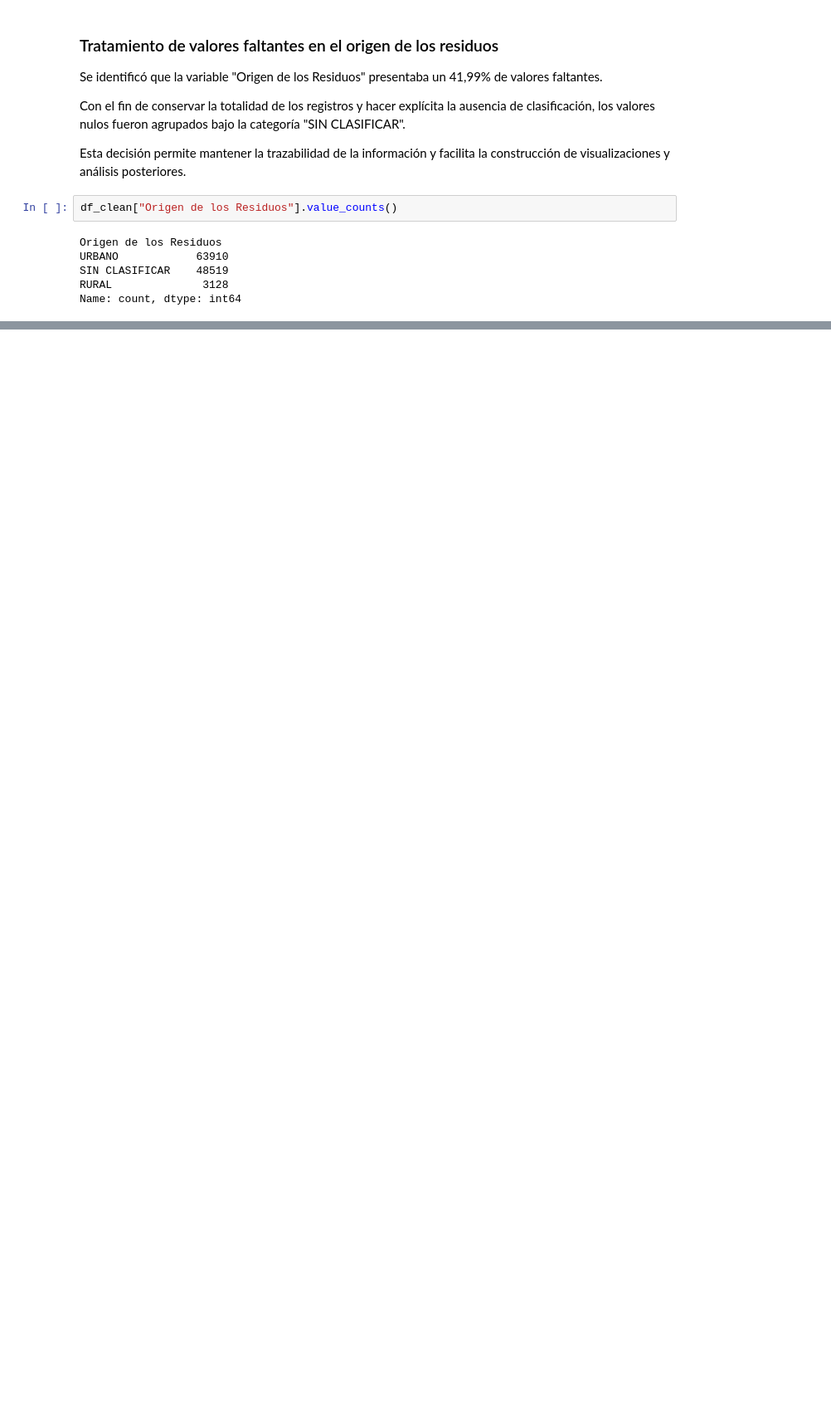
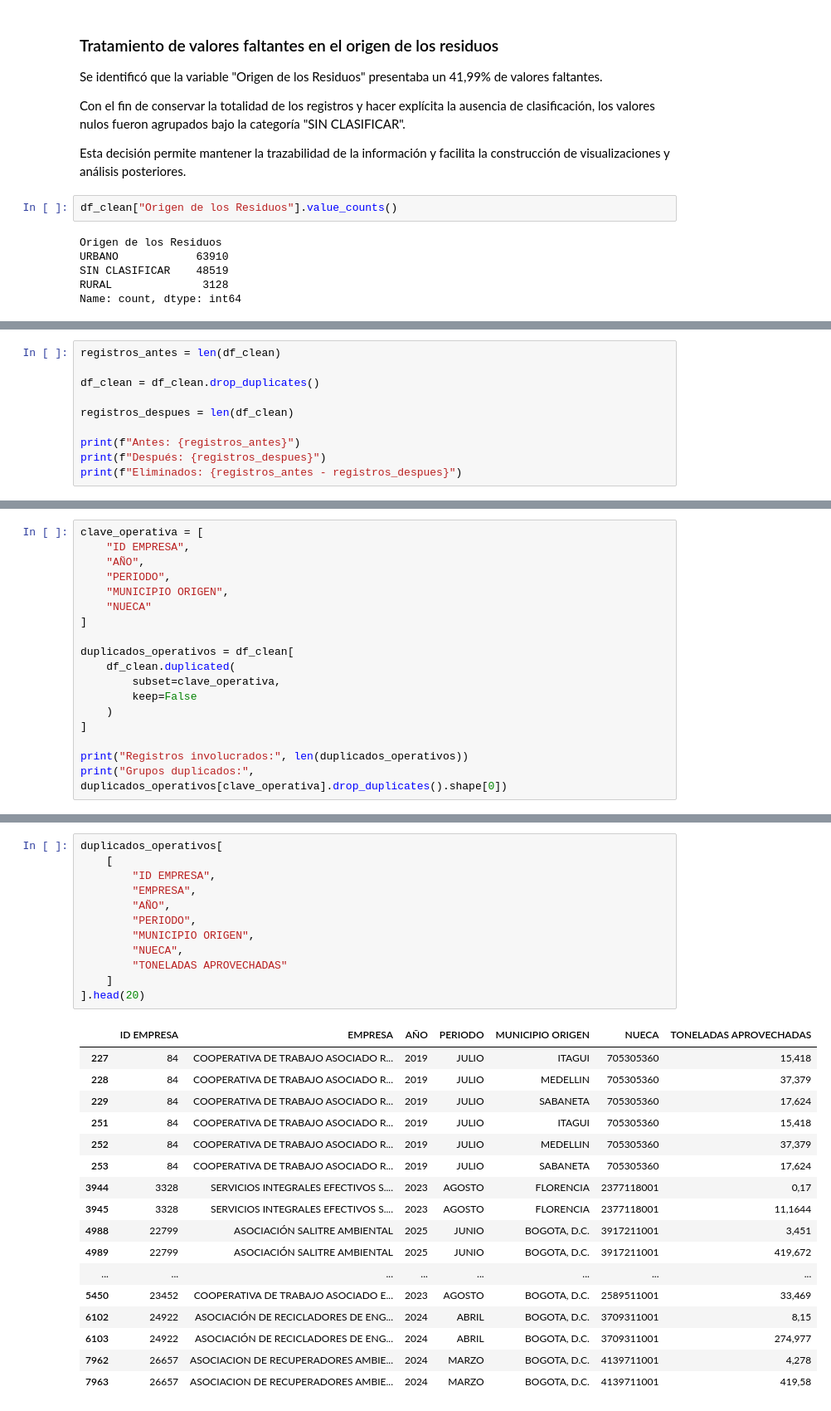
Before and after one commit to MikeBoss80/prueba_data_analyst_cempre, a Jupyter notebook: notebooks/Prueba_CEMPRE.ipynb, the cells around one changed output, grey strips where cells are left out. Shown at 83% size. Cells and saved outputs as stored; diff of their text form; blank space fills up the shorter version.

```diff
--- a/notebooks/Prueba_CEMPRE.ipynb
+++ b/notebooks/Prueba_CEMPRE.ipynb
@@ -553,0 +581,10 @@ Name: count, dtype: int64
+# %%
+registros_antes = len(df_clean)
+
+df_clean = df_clean.drop_duplicates()
+
+registros_despues = len(df_clean)
+
+print(f"Antes: {registros_antes}")
+print(f"Después: {registros_despues}")
+print(f"Eliminados: {registros_antes - registros_despues}")
@@ -553,0 +607,18 @@ Name: count, dtype: int64
+# %%
+clave_operativa = [
+    "ID EMPRESA",
+    "AÑO",
+    "PERIODO",
+    "MUNICIPIO ORIGEN",
+    "NUECA"
+]
+
+duplicados_operativos = df_clean[
+    df_clean.duplicated(
+        subset=clave_operativa,
+        keep=False
+    )
+]
+
+print("Registros involucrados:", len(duplicados_operativos))
+print("Grupos duplicados:", duplicados_operativos[clave_operativa].drop_duplicates().shape[0])
@@ -553,0 +632,30 @@ Name: count, dtype: int64
+# %%
+duplicados_operativos[
+    [
+        "ID EMPRESA",
+        "EMPRESA",
+        "AÑO",
+        "PERIODO",
+        "MUNICIPIO ORIGEN",
+        "NUECA",
+        "TONELADAS APROVECHADAS"
+    ]
+].head(20)
+# %% [output]
+|  | ID EMPRESA | EMPRESA | AÑO | PERIODO | MUNICIPIO ORIGEN | NUECA | TONELADAS APROVECHADAS |
+| 227 | 84 | COOPERATIVA DE TRABAJO ASOCIADO R... | 2019 | JULIO | ITAGUI | 705305360 | 15,418 |
+| 228 | 84 | COOPERATIVA DE TRABAJO ASOCIADO R... | 2019 | JULIO | MEDELLIN | 705305360 | 37,379 |
+| 229 | 84 | COOPERATIVA DE TRABAJO ASOCIADO R... | 2019 | JULIO | SABANETA | 705305360 | 17,624 |
+| 251 | 84 | COOPERATIVA DE TRABAJO ASOCIADO R... | 2019 | JULIO | ITAGUI | 705305360 | 15,418 |
+| 252 | 84 | COOPERATIVA DE TRABAJO ASOCIADO R... | 2019 | JULIO | MEDELLIN | 705305360 | 37,379 |
+| 253 | 84 | COOPERATIVA DE TRABAJO ASOCIADO R... | 2019 | JULIO | SABANETA | 705305360 | 17,624 |
+| 3944 | 3328 | SERVICIOS INTEGRALES EFECTIVOS S.... | 2023 | AGOSTO | FLORENCIA | 2377118001 | 0,17 |
+| 3945 | 3328 | SERVICIOS INTEGRALES EFECTIVOS S.... | 2023 | AGOSTO | FLORENCIA | 2377118001 | 11,1644 |
+| 4988 | 22799 | ASOCIACIÓN SALITRE AMBIENTAL | 2025 | JUNIO | BOGOTA, D.C. | 3917211001 | 3,451 |
+| 4989 | 22799 | ASOCIACIÓN SALITRE AMBIENTAL | 2025 | JUNIO | BOGOTA, D.C. | 3917211001 | 419,672 |
+| ... | ... | ... | ... | ... | ... | ... | ... |
+| 5450 | 23452 | COOPERATIVA DE TRABAJO ASOCIADO E... | 2023 | AGOSTO | BOGOTA, D.C. | 2589511001 | 33,469 |
+| 6102 | 24922 | ASOCIACIÓN DE RECICLADORES DE ENG... | 2024 | ABRIL | BOGOTA, D.C. | 3709311001 | 8,15 |
+| 6103 | 24922 | ASOCIACIÓN DE RECICLADORES DE ENG... | 2024 | ABRIL | BOGOTA, D.C. | 3709311001 | 274,977 |
+| 7962 | 26657 | ASOCIACION DE RECUPERADORES AMBIE... | 2024 | MARZO | BOGOTA, D.C. | 4139711001 | 4,278 |
+| 7963 | 26657 | ASOCIACION DE RECUPERADORES AMBIE... | 2024 | MARZO | BOGOTA, D.C. | 4139711001 | 419,58 |
```
Also changed, not shown: parts of 11 cells of this notebook.
